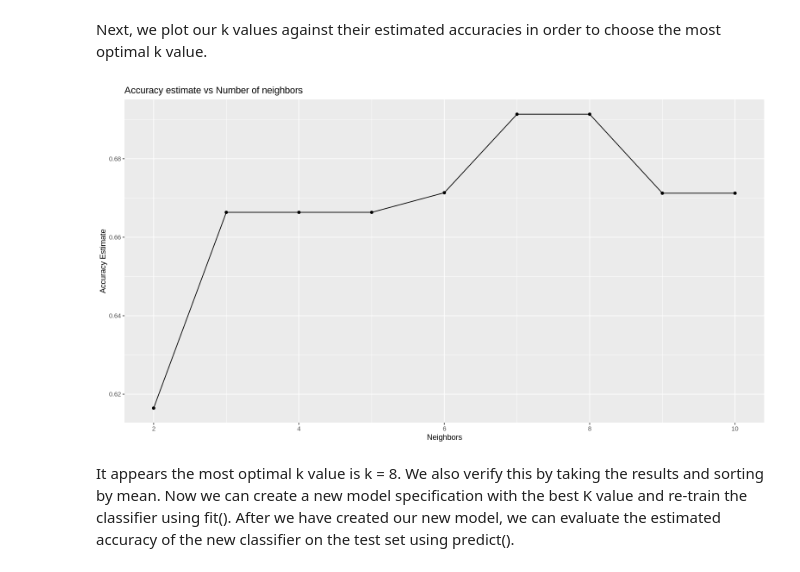
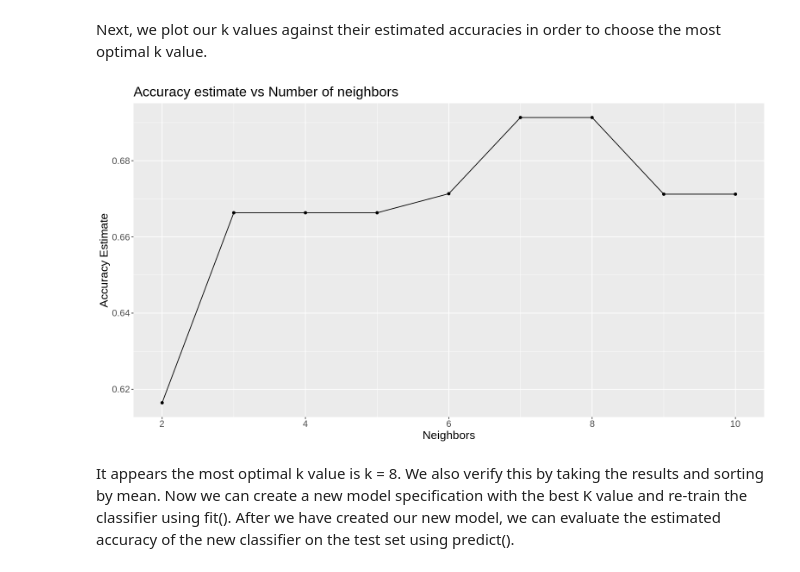
Before and after one commit to jaden-lai/DSCI-100-006-21, a Jupyter notebook: project_final.ipynb, the cells around one changed output. Cells and saved outputs as stored; diff of their text form; code cells hidden in the pictures.

```diff
--- a/project_final.ipynb
+++ b/project_final.ipynb
@@ -286,12 +288,13 @@ Next, we plot our k values against their estimated accuracies in order to choose
 # %%
 cross_val_plot <- ggplot(knn_results, aes(x = neighbors, y = mean)) +
                   geom_point() +
                   geom_line() +
-                  labs(x = 'Neighbors', y = 'Accuracy Estimate', title = "Accuracy estimate vs Number of neighbors")
+                  labs(x = 'Neighbors', y = 'Accuracy Estimate', title = "Accuracy estimate vs Number of neighbors") +
+                  theme(text = element_text(size = 16))
 
 cross_val_plot
 # %% [output]
-[figure, old version]
+[figure, new version]
 # %% [markdown]
 It appears the most optimal k value is k = 8. We also verify this by taking the results and sorting by mean. Now we can create a new model specification with the best K value and re-train the classifier using fit(). After we have created our new model, we can evaluate the estimated accuracy of the new classifier on the test set using predict().
 # %%
```
Also changed, not shown: parts of 5 cells of this notebook.
